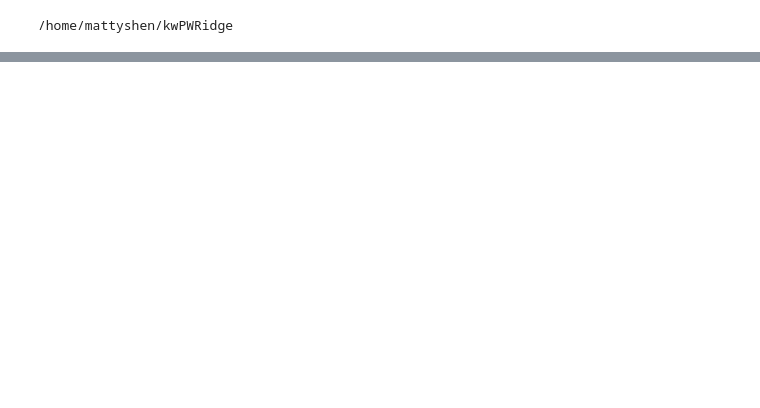
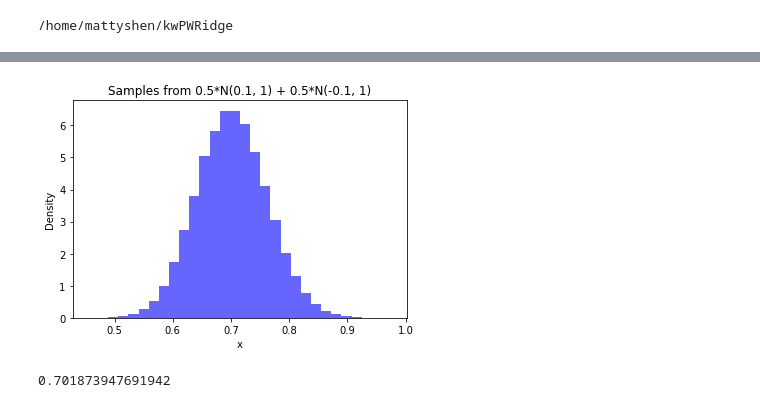
Before and after one commit to mattyshen/kwPWRidge, a Jupyter notebook: playground.ipynb, the cells around one changed output, grey strips where cells are left out. Cells and saved outputs as stored; diff of their text form; code cells hidden in the pictures; blank space fills up the shorter version.

```diff
--- a/playground.ipynb
+++ b/playground.ipynb
@@ -183,8 +226,0 @@ split_points[0:3]
-# %%
-t = []
-for i in split_points:
-    t.append(cv_model.predict(np.array([i-0.01])) - cv_model.predict(np.array([i+0.01])))
-# %%
-t2 = []
-for i in split_points:
-    t2.append(model.predict(np.array([i-0.01])) - model.predict(np.array([i+0.01])))
@@ -210,0 +252,40 @@ len(np.ones(5).reshape(-1, 1))
+# %%
+import numpy as np
+
+def sample_mixture_of_gaussians(theta, n_samples=1):
+    samples = []
+    for _ in range(n_samples):
+        # Step 1: Choose which Gaussian to sample from (50% chance each)
+        if np.random.rand() < 0.5:
+            # Sample from N(theta, 1)
+            sample = np.random.normal(theta, 1)
+        else:
+            # Sample from N(-theta, 1)
+            sample = np.random.normal(-theta, 1)
+
+        samples.append(sample)
+    return np.array(samples)
+
+# Parameters
+theta = 0.1  # Set theta to your desired value in [0, ∞)
+n_samples = 100  # Number of samples to generate
+
+# Generate samples
+samples = []
+for i in range(100000):
+    samples.append(np.mean(np.abs(sample_mixture_of_gaussians(theta, n_samples))) - theta)
+
+# Optional: visualize the samples
+import matplotlib.pyplot as plt
+
+plt.hist(samples, bins=30, density=True, alpha=0.6, color='b')
+plt.title(f'Samples from 0.5*N({theta}, 1) + 0.5*N(-{theta}, 1)')
+plt.xlabel('x')
+plt.ylabel('Density')
+plt.show()
+# %% [output]
+[figure, added]
+# %%
+np.mean(samples)
+# %% [output]
+0.701873947691942
```
Also changed, not shown: parts of 15 cells of this notebook, 2 other files.
